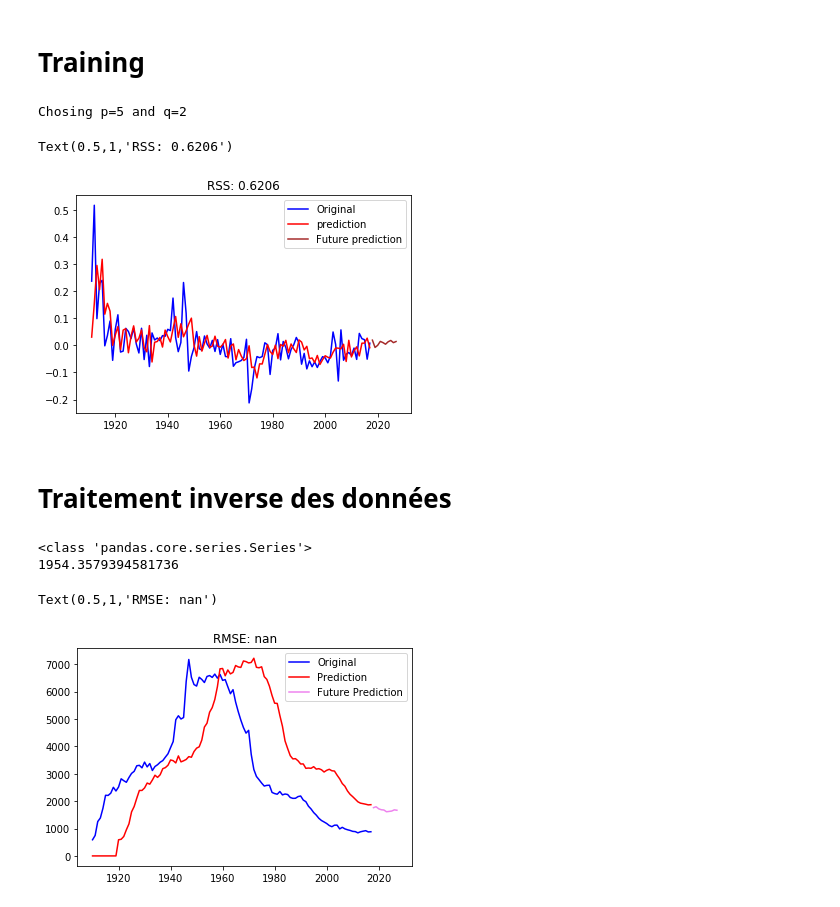
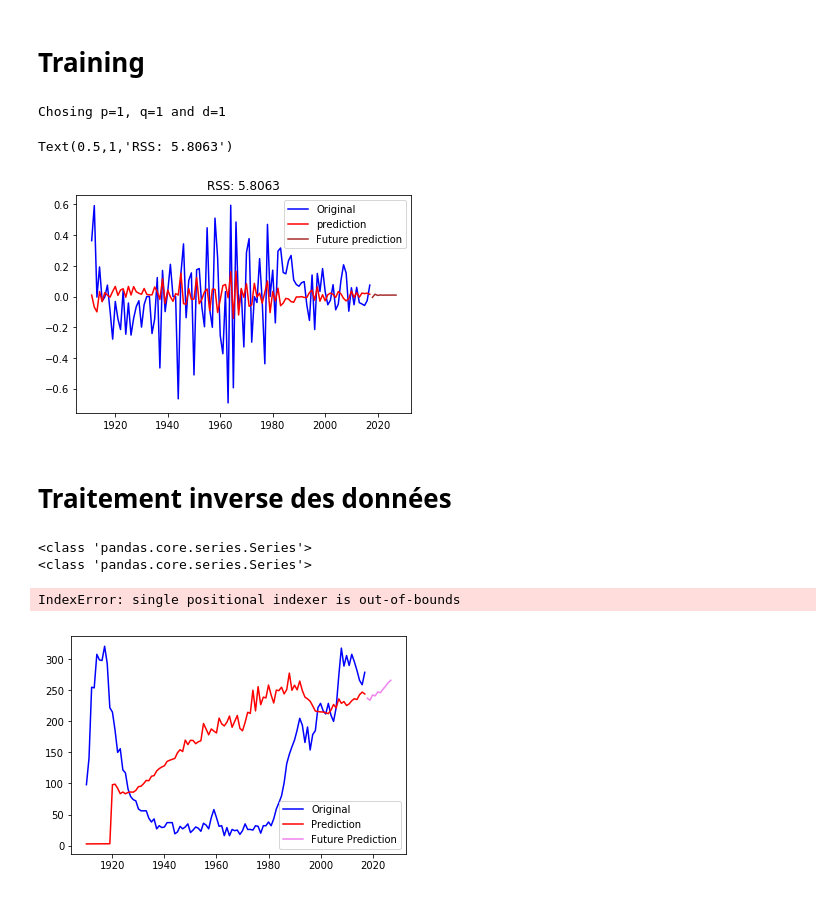
Before and after one commit to Louis-Dupont/ML_Project, a Jupyter notebook: arima.ipynb, the cells around one changed output. Cells and saved outputs as stored; diff of their text form; code cells hidden in the pictures.

```diff
--- a/arima.ipynb
+++ b/arima.ipynb
@@ -16,7 +16,7 @@ state = 'merged'
 full_path = path+state+'.csv'
 data_set = pd.read_csv(full_path)
 # %%
-data=bf.get_year("NY","James")
+data=bf.get_year("NY","Max")
 dataM=data[data["Gender"]=="M"]
 plt.plot(dataM["Year"],dataM["Occurence"])
 # %% [output]
@@ -145,34 +149,33 @@ while lag_pacf[q]>1.96/np.sqrt(len(new_ts)) and q<len(lag_pacf):
 # Training
 # %%
 try:
-    model = ARIMA(ts_log, order=(p, 1, q))
+    model = ARIMA(ts_log, order=(p, d, q)) #TODO check if AR and MA models better, even if i don't think so
     results_AR = model.fit(disp=-1) #Seems that it also works without this ? TODO Check
-    print ("Chosing p={} and q={}".format(p,q))
+    print ("Chosing p={}, q={} and d={}".format(p,q,d))
 except:
-    print ("Warning: Chosen p={} and q={} don't work!! Choosing p={} and q={}".format(p,q,p,q-1))
-    model = ARIMA(ts_log, order=(p-1, 1, q-1))
+    print ("Warning: Chosen p={} and q={} don't work!! Choosing p={}, q={}, d={}".format(p,q,p,q-1,d))
+    model = ARIMA(ts_log, order=(p-1, d, q-1))
 
 results_AR = model.fit(disp=-1) #Uses Kalman filter to fit
 
 #Prédictions futures
 forecast_nb=10
 forecast_year=[dataM["Year"].iloc[len(dataM["Year"])-1]+i for i in range(1,forecast_nb+1)]
 #forecast,stderr,conf_int = results_AR.forecast(steps=forecast_nb)  ====> semble ne pas marcher !!! TODO Pourquoi ????????
 forecast2=results_AR.predict(start=len(dataM["Year"]),end=len(dataM["Year"])+forecast_nb-1)
-#print(forecast)
-#print(forecast2)
+
 
 new_ts.dropna(inplace=True)
 plt.plot(new_ts["Year"],new_ts["Occurence"],label="Original",color='blue')
-plt.plot(dataM["Year"][1:],results_AR.fittedvalues, color='red',label="prediction")
+plt.plot(dataM["Year"][d:],results_AR.fittedvalues, color='red',label="prediction") #d car nombre de NaN dépend de d.
 #plt.plot(forecast_year,forecast,label="Future prediction",color='green')
 plt.plot(forecast_year,forecast2,label="Future prediction",color='brown')
 plt.legend(loc="best")
 plt.title('RSS: %.4f'% sum((results_AR.fittedvalues-new_ts["Occurence"])**2))
 # %% [output]
-Chosing p=5 and q=2
+Chosing p=1, q=1 and d=1
-Text(0.5,1,'RSS: 0.6206')
+Text(0.5,1,'RSS: 5.8063')
-[figure, old version]
+[figure, new version]
 # %% [markdown]
 # Traitement inverse des données
 # %%
@@ -180,18 +183,19 @@ full_prediction = results_AR.fittedvalues.append(forecast2)
 print(type(dataM["Year"]))
 full_prediction_year = dataM["Year"].append(pd.Series(forecast_year))
 
+if (d==1):
+    #Fait les opérations inverses pour avoir la prédiction avec trend et seasonality
+    predictions_ARIMA_diff = pd.Series(full_prediction, copy=True) #pq recreer une autre série ?
+    print(type(full_prediction))
+    predictions_ARIMA_diff_cumsum = predictions_ARIMA_diff.cumsum()
 
-#Fait les opérations inverses pour avoir la prédiction avec trend et seasonality
-predictions_ARIMA_diff = pd.Series(full_prediction, copy=True)
-#print (predictions_ARIMA_diff.head())
-predictions_ARIMA_diff_cumsum = predictions_ARIMA_diff.cumsum()
-#print (predictions_ARIMA_diff_cumsum.head())
+    predictions_ARIMA_log = pd.Series(ts_log.iloc[0], index=ts_log.index)
+    predictions_ARIMA_log = predictions_ARIMA_log.add(predictions_ARIMA_diff_cumsum,fill_value=0)
+    predictions_ARIMA_log.head()
+    predictions_ARIMA = np.exp(predictions_ARIMA_log)
+elif (d==2):
+    pass
 
-predictions_ARIMA_log = pd.Series(ts_log.iloc[0], index=ts_log.index)
-predictions_ARIMA_log = predictions_ARIMA_log.add(predictions_ARIMA_diff_cumsum,fill_value=0)
-predictions_ARIMA_log.head()
-
-predictions_ARIMA = np.exp(predictions_ARIMA_log)
 plt.plot(dataM["Year"],dataM["Occurence"],color="blue",label="Original")
 plt.plot(full_prediction_year[0:len(full_prediction_year)-forecast_nb],predictions_ARIMA[0:len(full_prediction_year)-forecast_nb],color="Red",label="Prediction")
 plt.plot(full_prediction_year[len(full_prediction_year)-forecast_nb:],predictions_ARIMA[len(full_prediction_year)-forecast_nb:],color="Violet",label="Future Prediction")
@@ -202,17 +206,24 @@ plt.legend(loc="best")
 s=0
 for i in range(len(dataM["Occurence"])):
     s=s+(dataM["Occurence"].iloc[i]-predictions_ARIMA[0:len(full_prediction_year)-forecast_nb].iloc[i])**2
+    if np.isnan(dataM["Occurence"].iloc[i]) or np.isnan(predictions_ARIMA[0:len(full_prediction_year)-forecast_nb].iloc[i]):
+        print("JZDOIJFejezj")
+
 print(np.sqrt(s/len(dataM["Occurence"])))
 #print(sum((predictions_ARIMA[0:len(full_prediction_year)-forecast_nb]-dataM["Occurence"])**2))
+
+print(len(predictions_ARIMA[0:len(full_prediction_year)-forecast_nb]))
+print(predictions_ARIMA.iloc[0])
 
 #TODO pourquoi calculer RMSE ne marche pas, donne nan ?
 
 plt.title('RMSE: %.4f'% np.sqrt(sum((predictions_ARIMA[0:len(full_prediction_year)-forecast_nb]-dataM["Occurence"])**2)/len(dataM["Occurence"])))
+print(np.sqrt(sum((pd.Series([1,5,6,2])-pd.Series([2,3,-2,-1]))**2)))
 # %% [output]
 <class 'pandas.core.series.Series'>
-1954.3579394581736
+<class 'pandas.core.series.Series'>
-Text(0.5,1,'RMSE: nan')
+IndexError: single positional indexer is out-of-bounds
-[figure, old version]
+[figure, new version]
 # %% [markdown]
 # Remarques:
 
```
Also changed, not shown: parts of 5 cells of this notebook.
